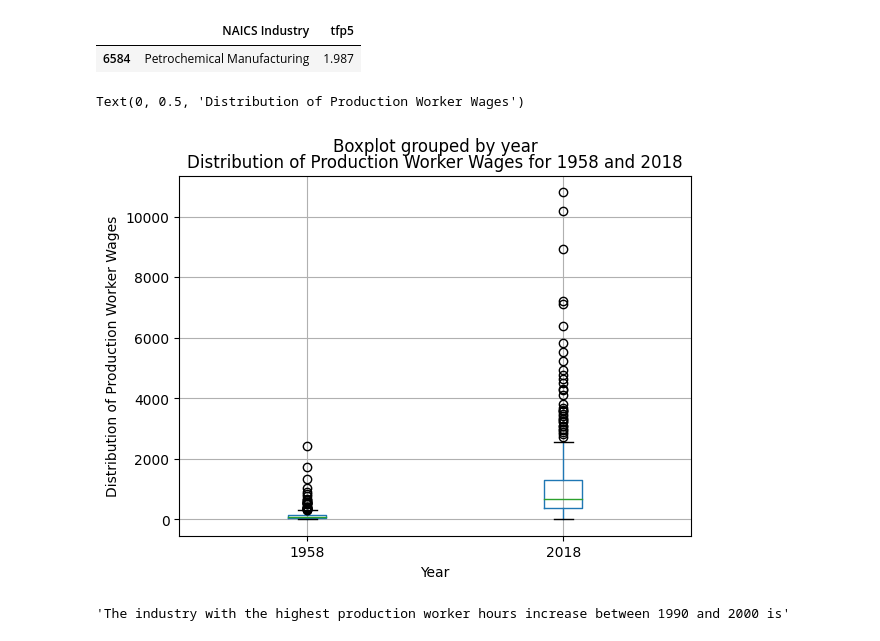
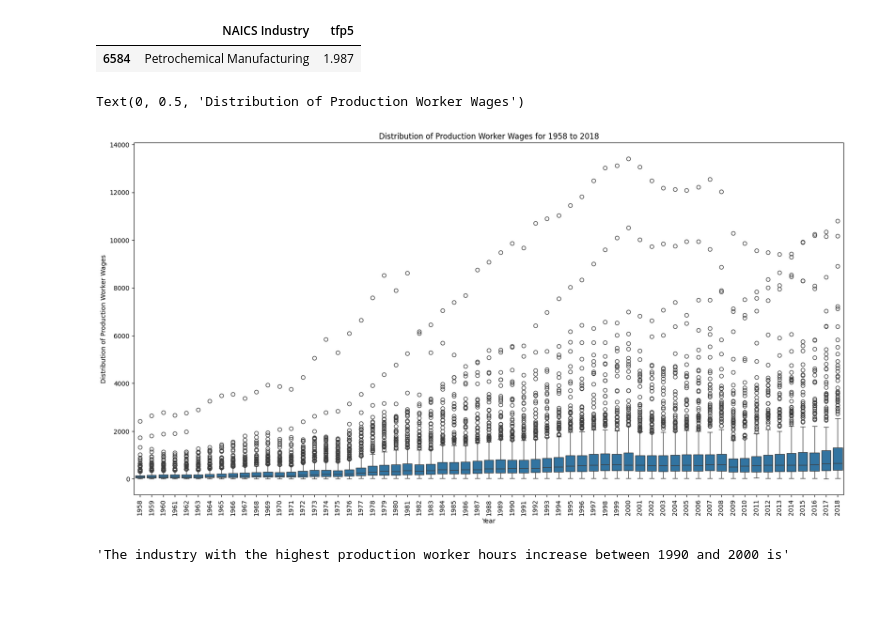
Before and after one commit to DanielKim0208/Data_driven, a Jupyter notebook: midterm/midterm_part 2.ipynb, the cells around one changed output. Saved outputs shown, nothing was run; the diff lists cells and outputs as text; code cells hidden in the pictures; blank space fills up the shorter version.

```diff
--- a/midterm/midterm_part 2.ipynb
+++ b/midterm/midterm_part 2.ipynb
@@ -79,16 +79,20 @@ display("The industry with the highest 5-factor TFP index in 2015 is",
 | 6584 | Petrochemical Manufacturing | 1.987 |
 # %%
 #Question 2.6
+#WORKED WITH WON CHOI ON THIS QUESTION
 import matplotlib.pyplot as plt
-dfbox = df[(df['year'] == 1958) | (df['year'] == 2018)][['year', 'prodw']]
+import seaborn as sns
+dfbox = df[['year', 'prodw']]
 #filtering by year of either 1958 or 2018 and production worker wages
-dfbox.boxplot(column='prodw', by='year')
-plt.title('Distribution of Production Worker Wages for 1958 and 2018')
+plt.figure(figsize=(20,10))
+sns.boxplot(x='year', y='prodw', data=dfbox)
+plt.title('Distribution of Production Worker Wages for 1958 to 2018')
 plt.xlabel('Year')
+plt.xticks(rotation = 90)
 plt.ylabel('Distribution of Production Worker Wages')
 # %% [output]
 Text(0, 0.5, 'Distribution of Production Worker Wages')
-[figure, old version]
+[figure, new version]
 # %%
 #Question 2.7
 df1990 = df[df['year'] == 1990][['NAICS Industry', 'prodh']]
```
